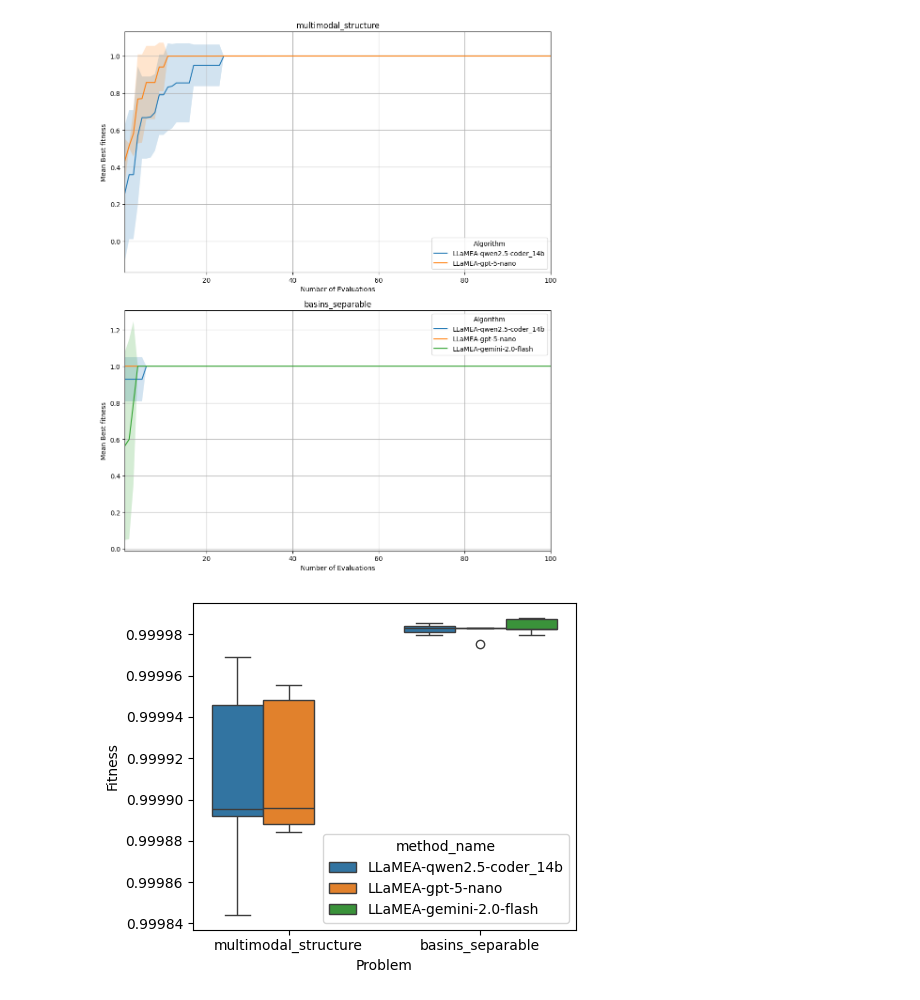
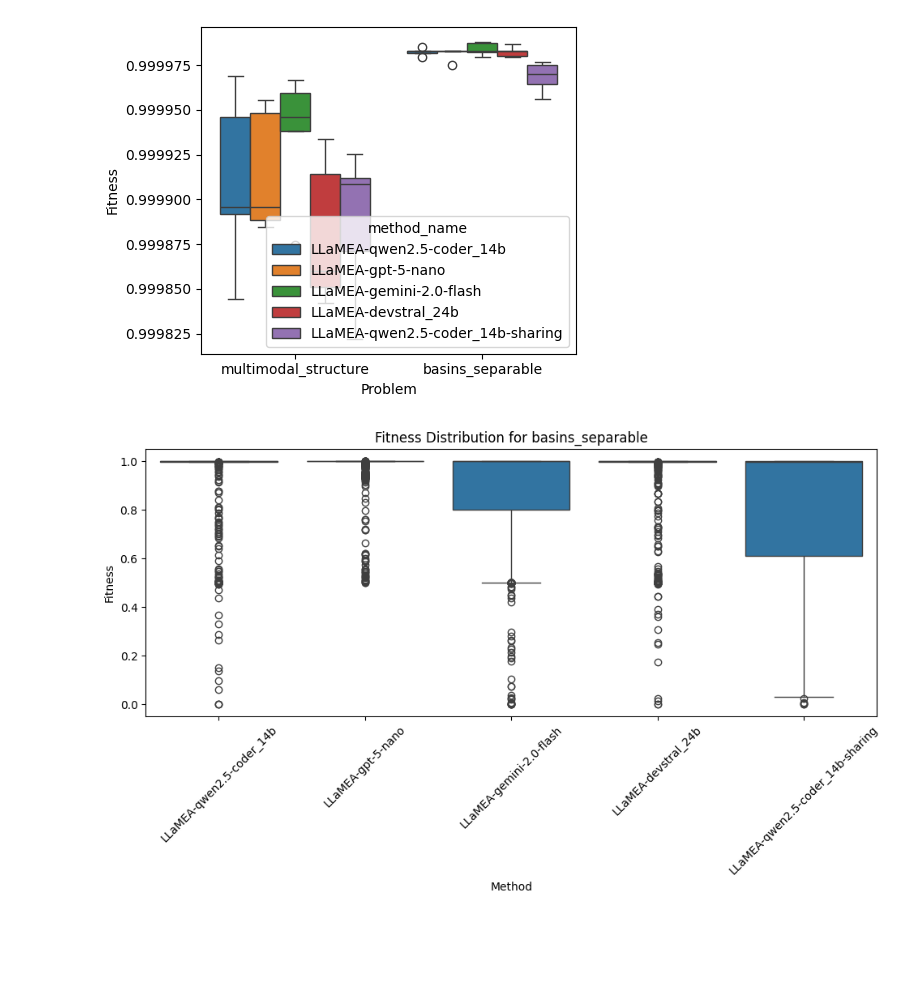
Before and after one commit to XAI-liacs/BLADE, a Jupyter notebook: examples/visualize_ELA.ipynb, the cells around one changed output. Drawn from its saved outputs; the diff is of its cells as text; code cells hidden in the pictures; blank space fills up the shorter version.

Commit message:
ELA visualisation update with sharing

```diff
--- a/examples/visualize_ELA.ipynb
+++ b/examples/visualize_ELA.ipynb
@@ -50,6 +52,6 @@ print(problems)
 # %%
 
-plot_convergence(logger, metric="fitness", save=False, budget=100)
+#plot_convergence(logger, metric="fitness", save=False, budget=100)
 plot_boxplot_fitness_hue(logger)
 
 
@@ -70,33 +72,32 @@ for problem in problems:
                     m = (data['method_name'] == method) & (data['seed'] == seed)
 
                     sep = data.loc[m, 'metadata'].apply(lambda d: d.get('score_separable_scaled', float('-inf')))
                     bas = data.loc[m, 'metadata'].apply(lambda d: d.get('score_basins_scaled', float('-inf')))
 
                     calc = (bas + (sep + 99) / 100) / 2
 
                     data.loc[m, 'fitness'] = calc.to_numpy()
 
-
     # create a boxplot to show fitness distribution per method
     fig, ax = plt.subplots(figsize=(10, 6))
     sns.boxplot(data=data, x='method_name', y='fitness', ax=ax)
     ax.set_title(f"Fitness Distribution for {problem}")
     ax.set_xlabel("Method")
     ax.set_ylabel("Fitness")
     plt.xticks(rotation=45)
     plt.tight_layout()
     plt.show()
 
     # now count the number of landscapes with a fitness above 0.75 per method and show this as a bar plot
     counts = data[data['fitness'] > 0.75].groupby('method_name').size() / data.groupby('method_name').size() * 100  # percentage
     fig, ax = plt.subplots(figsize=(10, 6))
     counts.plot(kind='bar', ax=ax)
     ax.set_title(f"Percentage of Landscapes with Fitness > 0.75 for {problem}")
     ax.set_xlabel("Method")
     ax.set_ylabel("Percentage")
     plt.xticks(rotation=45)
     plt.tight_layout()
     plt.show()
 # %% [output]
-[figure, old version]
+[figure, new version]
-[figure, old version]
+[figure, new version]
```
Also changed, not shown: parts of 4 cells of this notebook.
